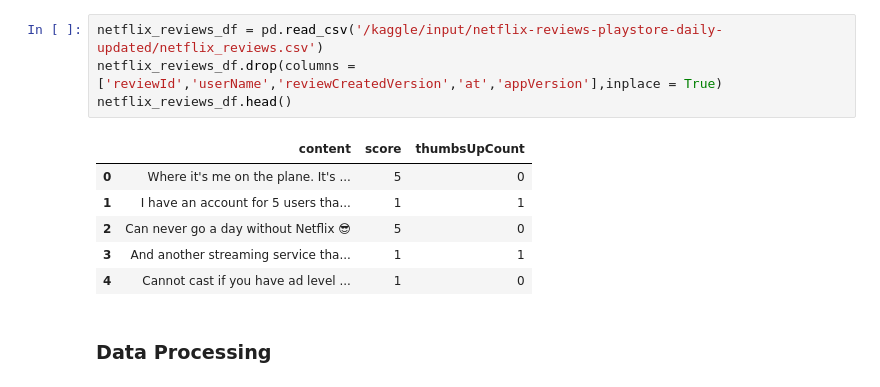
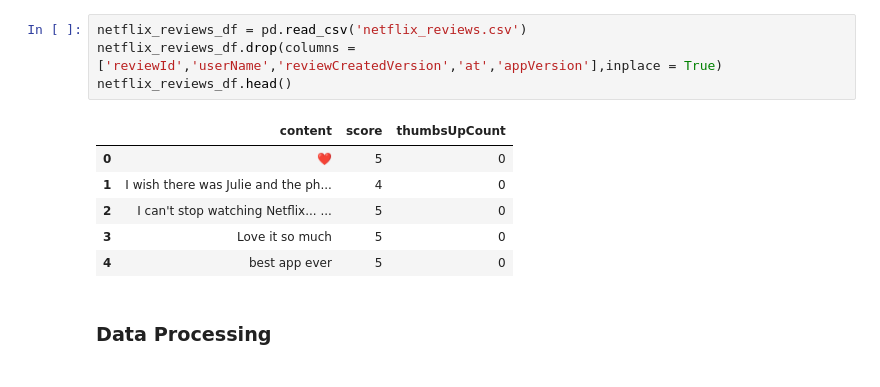
Before and after one commit to erikplol/FP-ML-17, a Jupyter notebook: lstm-sentiment-analysis.ipynb, the cells around one changed output. Drawn from its saved outputs; the diff is of its cells as text.

```diff
--- a/lstm-sentiment-analysis.ipynb
+++ b/lstm-sentiment-analysis.ipynb
@@ -34,13 +81,13 @@ from tensorflow.keras.layers import Embedding, LSTM, Dense, Dropout
 # %%
-netflix_reviews_df = pd.read_csv('/kaggle/input/netflix-reviews-playstore-daily-updated/netflix_reviews.csv')
+netflix_reviews_df = pd.read_csv('netflix_reviews.csv')
 netflix_reviews_df.drop(columns = ['reviewId','userName','reviewCreatedVersion','at','appVersion'],inplace = True)
 netflix_reviews_df.head()
 # %% [output]
 |  | content | score | thumbsUpCount |
-| 0 | Where it's me on the plane. It's ... | 5 | 0 |
-| 1 | I have an account for 5 users tha... | 1 | 1 |
-| 2 | Can never go a day without Netflix 😎 | 5 | 0 |
-| 3 | And another streaming service tha... | 1 | 1 |
-| 4 | Cannot cast if you have ad level ... | 1 | 0 |
+| 0 | ❤️ | 5 | 0 |
+| 1 | I wish there was Julie and the ph... | 4 | 0 |
+| 2 | I can't stop watching Netflix... ... | 5 | 0 |
+| 3 | Love it so much | 5 | 0 |
+| 4 | best app ever | 5 | 0 |
 # %% [markdown]
 <h3>Data Processing</h3>
```
Also changed, not shown: parts of 18 cells of this notebook.
